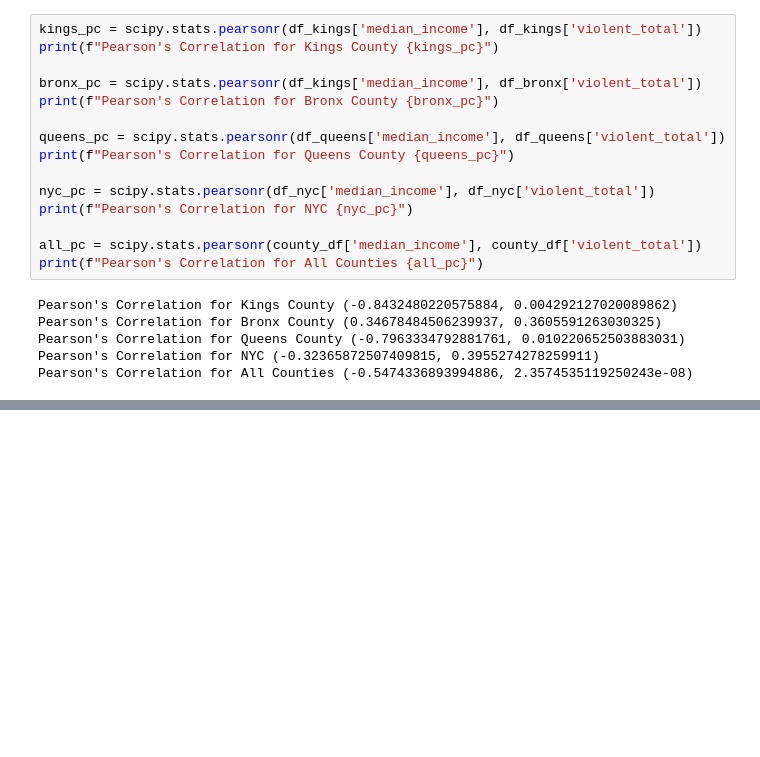
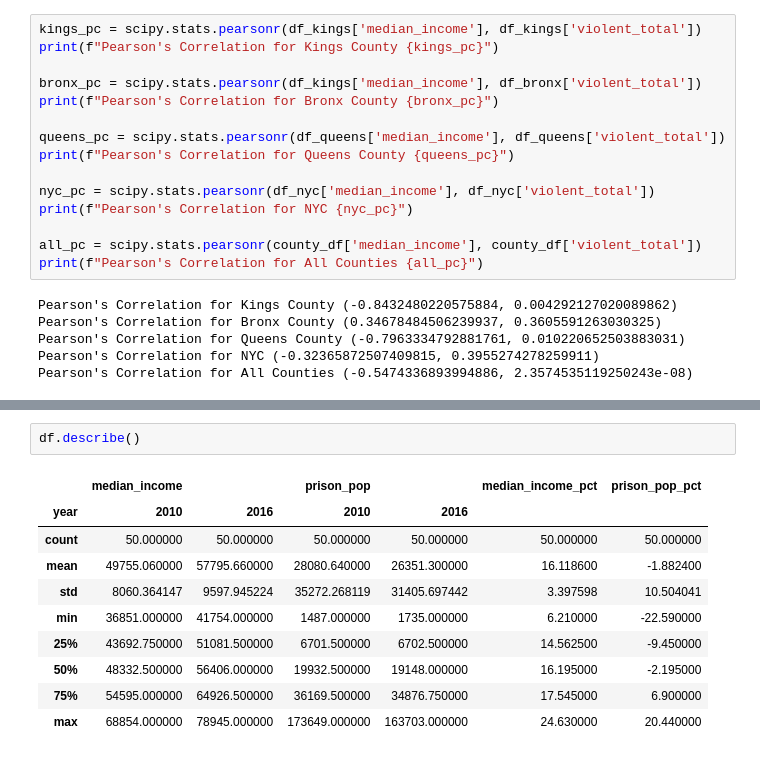
Before and after one commit to KennyMiyasato/mod3_eda, a Jupyter notebook: kenny/wip_eda_work.ipynb, the cells around one changed output, grey strips where cells are left out. Drawn from its saved outputs; the diff is of its cells as text; blank space fills up the shorter version.

```diff
--- a/kenny/wip_eda_work.ipynb
+++ b/kenny/wip_eda_work.ipynb
@@ -442,0 +484,13 @@ Pearson's Correlation for All Counties (-0.5474336893994886, 2.3574535119250243e
+# %%
+df.describe()
+# %% [output]
+|  | median_income |  | prison_pop |  | median_income_pct | prison_pop_pct |
+| year | 2010 | 2016 | 2010 | 2016 |  |  |
+| count | 50.000000 | 50.000000 | 50.000000 | 50.000000 | 50.000000 | 50.000000 |
+| mean | 49755.060000 | 57795.660000 | 28080.640000 | 26351.300000 | 16.118600 | -1.882400 |
+| std | 8060.364147 | 9597.945224 | 35272.268119 | 31405.697442 | 3.397598 | 10.504041 |
+| min | 36851.000000 | 41754.000000 | 1487.000000 | 1735.000000 | 6.210000 | -22.590000 |
+| 25% | 43692.750000 | 51081.500000 | 6701.500000 | 6702.500000 | 14.562500 | -9.450000 |
+| 50% | 48332.500000 | 56406.000000 | 19932.500000 | 19148.000000 | 16.195000 | -2.195000 |
+| 75% | 54595.000000 | 64926.500000 | 36169.500000 | 34876.750000 | 17.545000 | 6.900000 |
+| max | 68854.000000 | 78945.000000 | 173649.000000 | 163703.000000 | 24.630000 | 20.440000 |
```
Also changed, not shown: parts of 7 cells of this notebook, 1 other file.
